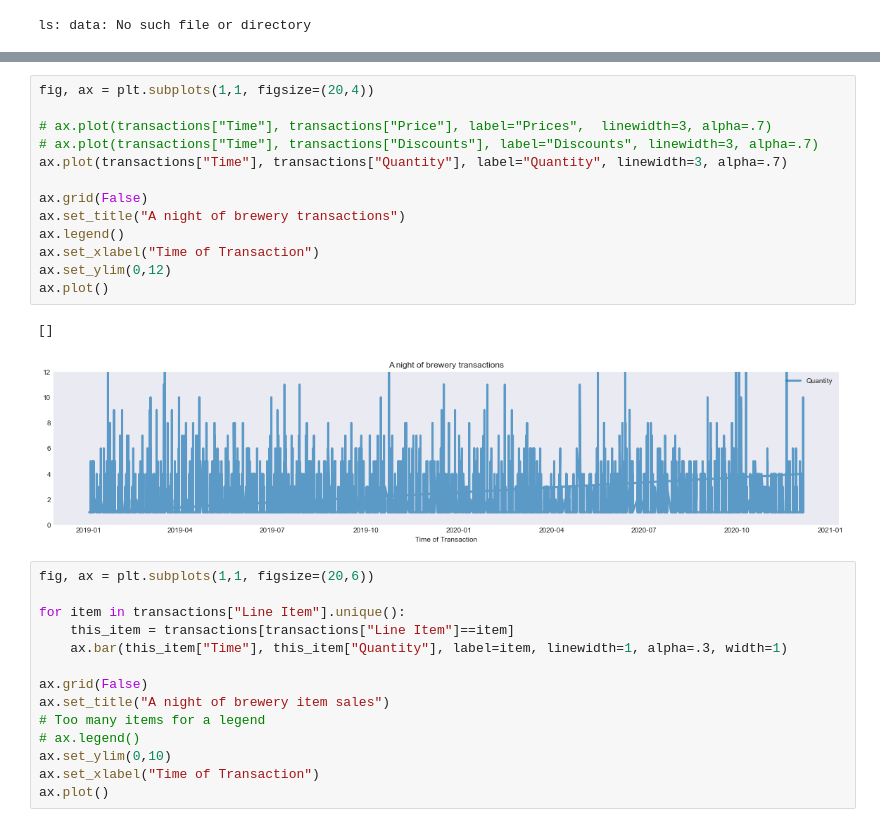
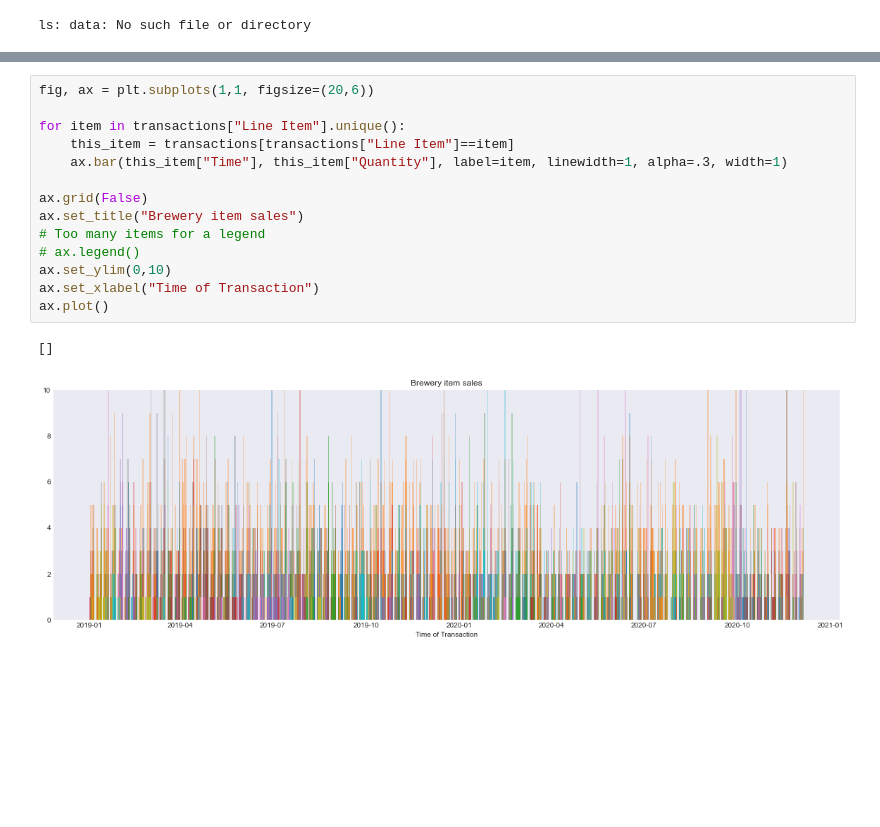
Before and after one commit to pcgentry/brewery-lifecycles, a Jupyter notebook: eda/transaction-items.ipynb, the cells around one changed output, grey strips where cells are left out. Drawn from its saved outputs; the diff is of its cells as text; blank space fills up the shorter version.

```diff
--- a/eda/transaction-items.ipynb
+++ b/eda/transaction-items.ipynb
@@ -33,33 +42,20 @@ transactions.head(3)
-# %%
-fig, ax = plt.subplots(1,1, figsize=(20,4))
-
-# ax.plot(transactions["Time"], transactions["Price"], label="Prices",  linewidth=3, alpha=.7)
-# ax.plot(transactions["Time"], transactions["Discounts"], label="Discounts", linewidth=3, alpha=.7)
-ax.plot(transactions["Time"], transactions["Quantity"], label="Quantity", linewidth=3, alpha=.7)
-
-ax.grid(False)
-ax.set_title("A night of brewery transactions")
-ax.legend()
-ax.set_xlabel("Time of Transaction")
-ax.set_ylim(0,12)
-ax.plot()
-# %% [output]
-[]
-[figure, removed]
 # %%
 fig, ax = plt.subplots(1,1, figsize=(20,6))
 
 for item in transactions["Line Item"].unique():
     this_item = transactions[transactions["Line Item"]==item]
     ax.bar(this_item["Time"], this_item["Quantity"], label=item, linewidth=1, alpha=.3, width=1)
 
 ax.grid(False)
-ax.set_title("A night of brewery item sales")
+ax.set_title("Brewery item sales")
 # Too many items for a legend
 # ax.legend()
 ax.set_ylim(0,10)
 ax.set_xlabel("Time of Transaction")
 ax.plot()
+# %% [output]
+[]
+[figure, added]
 # %%
 fig, ax = plt.subplots(1,1, figsize=(20,6))
 
```
Also changed, not shown: parts of 31 cells of this notebook, 2 other files.
